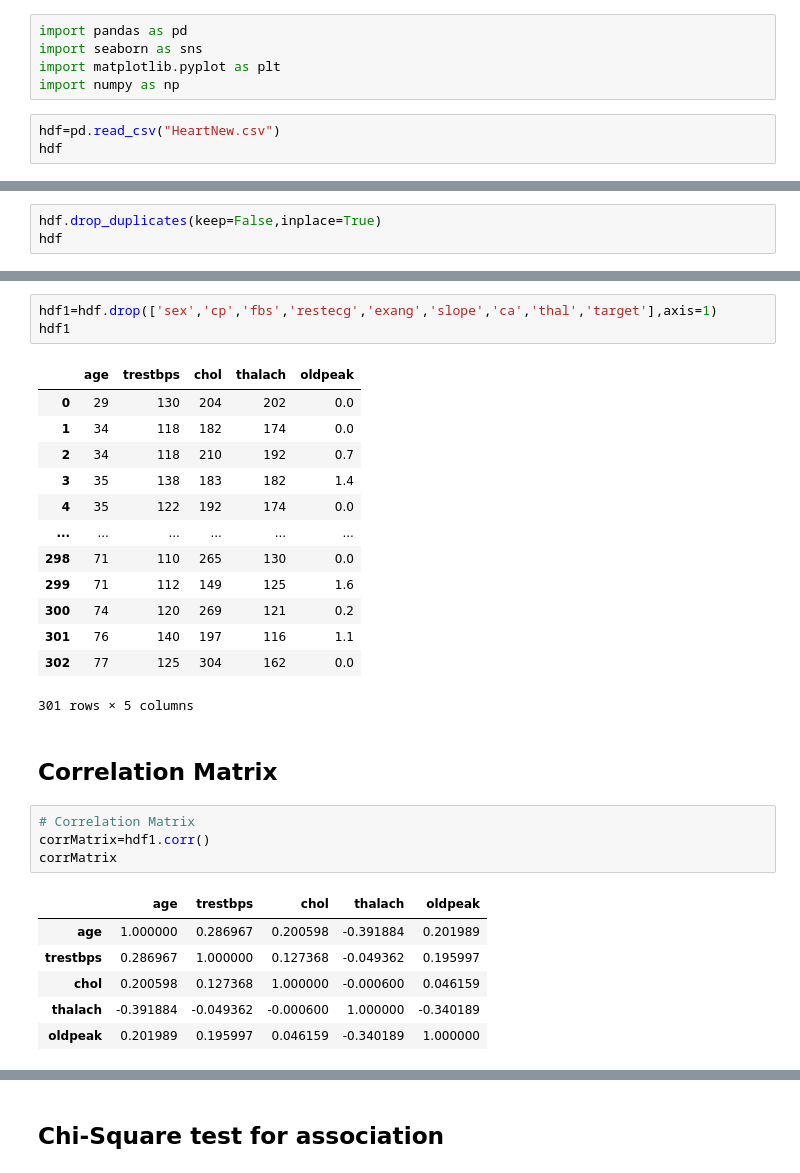
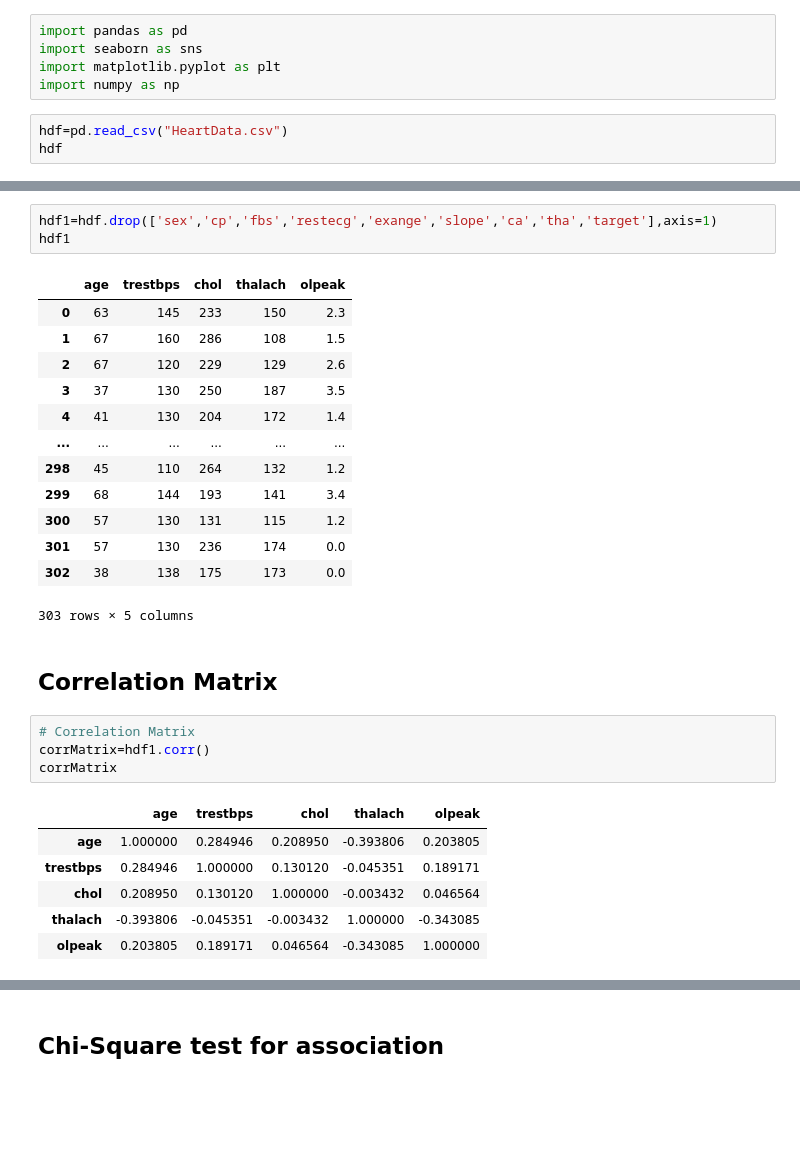
Before and after one commit to mayuri3399/Mobile-Price-Range, a Jupyter notebook: PROJECT_ANALYSIS.ipynb, the cells around one changed output, grey strips where cells are left out. Saved outputs shown, nothing was run; the diff lists cells and outputs as text; blank space fills up the shorter version.

```diff
--- a/PROJECT_ANALYSIS.ipynb
+++ b/PROJECT_ANALYSIS.ipynb
@@ -4,6 +4,6 @@ import seaborn as sns
 import matplotlib.pyplot as plt
 import numpy as np
 # %%
-hdf=pd.read_csv("HeartNew.csv")
+hdf=pd.read_csv("HeartData.csv")
 hdf
 # %% [output]
@@ -22,4 +22 @@ hdf
 303 rows × 14 columns
-# %%
-hdf.drop_duplicates(keep=False,inplace=True)
-hdf
@@ -40,20 +23,20 @@ hdf
 # %%
-hdf1=hdf.drop(['sex','cp','fbs','restecg','exang','slope','ca','thal','target'],axis=1)
+hdf1=hdf.drop(['sex','cp','fbs','restecg','exange','slope','ca','tha','target'],axis=1)
 hdf1
 # %% [output]
-|  | age | trestbps | chol | thalach | oldpeak |
-| 0 | 29 | 130 | 204 | 202 | 0.0 |
-| 1 | 34 | 118 | 182 | 174 | 0.0 |
-| 2 | 34 | 118 | 210 | 192 | 0.7 |
-| 3 | 35 | 138 | 183 | 182 | 1.4 |
-| 4 | 35 | 122 | 192 | 174 | 0.0 |
+|  | age | trestbps | chol | thalach | olpeak |
+| 0 | 63 | 145 | 233 | 150 | 2.3 |
+| 1 | 67 | 160 | 286 | 108 | 1.5 |
+| 2 | 67 | 120 | 229 | 129 | 2.6 |
+| 3 | 37 | 130 | 250 | 187 | 3.5 |
+| 4 | 41 | 130 | 204 | 172 | 1.4 |
 | ... | ... | ... | ... | ... | ... |
-| 298 | 71 | 110 | 265 | 130 | 0.0 |
-| 299 | 71 | 112 | 149 | 125 | 1.6 |
-| 300 | 74 | 120 | 269 | 121 | 0.2 |
-| 301 | 76 | 140 | 197 | 116 | 1.1 |
-| 302 | 77 | 125 | 304 | 162 | 0.0 |
+| 298 | 45 | 110 | 264 | 132 | 1.2 |
+| 299 | 68 | 144 | 193 | 141 | 3.4 |
+| 300 | 57 | 130 | 131 | 115 | 1.2 |
+| 301 | 57 | 130 | 236 | 174 | 0.0 |
+| 302 | 38 | 138 | 175 | 173 | 0.0 |
-301 rows × 5 columns
+303 rows × 5 columns
 # %% [markdown]
 ## Correlation Matrix
 # %%
@@ -61,12 +44,12 @@ hdf1
 corrMatrix=hdf1.corr()
 corrMatrix
 # %% [output]
-|  | age | trestbps | chol | thalach | oldpeak |
-| age | 1.000000 | 0.286967 | 0.200598 | -0.391884 | 0.201989 |
-| trestbps | 0.286967 | 1.000000 | 0.127368 | -0.049362 | 0.195997 |
-| chol | 0.200598 | 0.127368 | 1.000000 | -0.000600 | 0.046159 |
-| thalach | -0.391884 | -0.049362 | -0.000600 | 1.000000 | -0.340189 |
-| oldpeak | 0.201989 | 0.195997 | 0.046159 | -0.340189 | 1.000000 |
+|  | age | trestbps | chol | thalach | olpeak |
+| age | 1.000000 | 0.284946 | 0.208950 | -0.393806 | 0.203805 |
+| trestbps | 0.284946 | 1.000000 | 0.130120 | -0.045351 | 0.189171 |
+| chol | 0.208950 | 0.130120 | 1.000000 | -0.003432 | 0.046564 |
+| thalach | -0.393806 | -0.045351 | -0.003432 | 1.000000 | -0.343085 |
+| olpeak | 0.203805 | 0.189171 | 0.046564 | -0.343085 | 1.000000 |
 # %%
 # Correlation Heatmap Matrix
 sns.set(rc={'figure.figsize':(8,8)})
```
Also changed, not shown: parts of 26 cells of this notebook.
